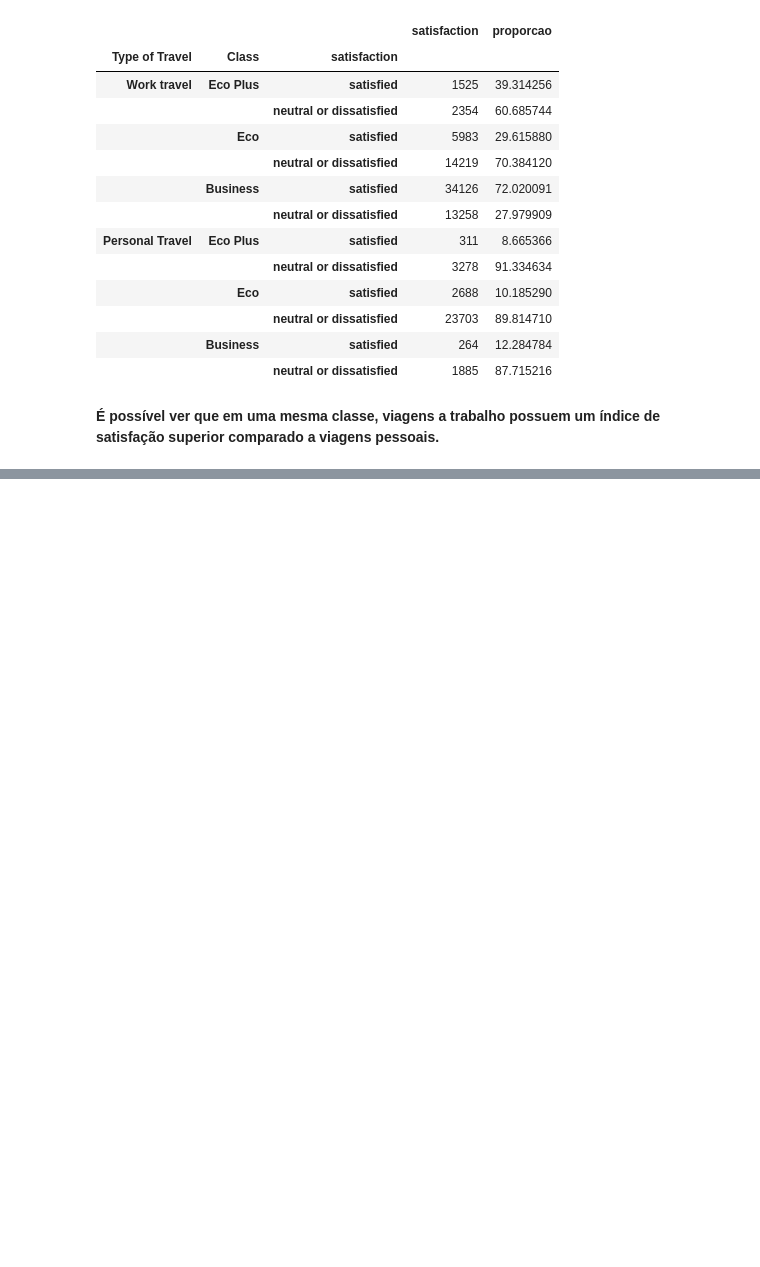
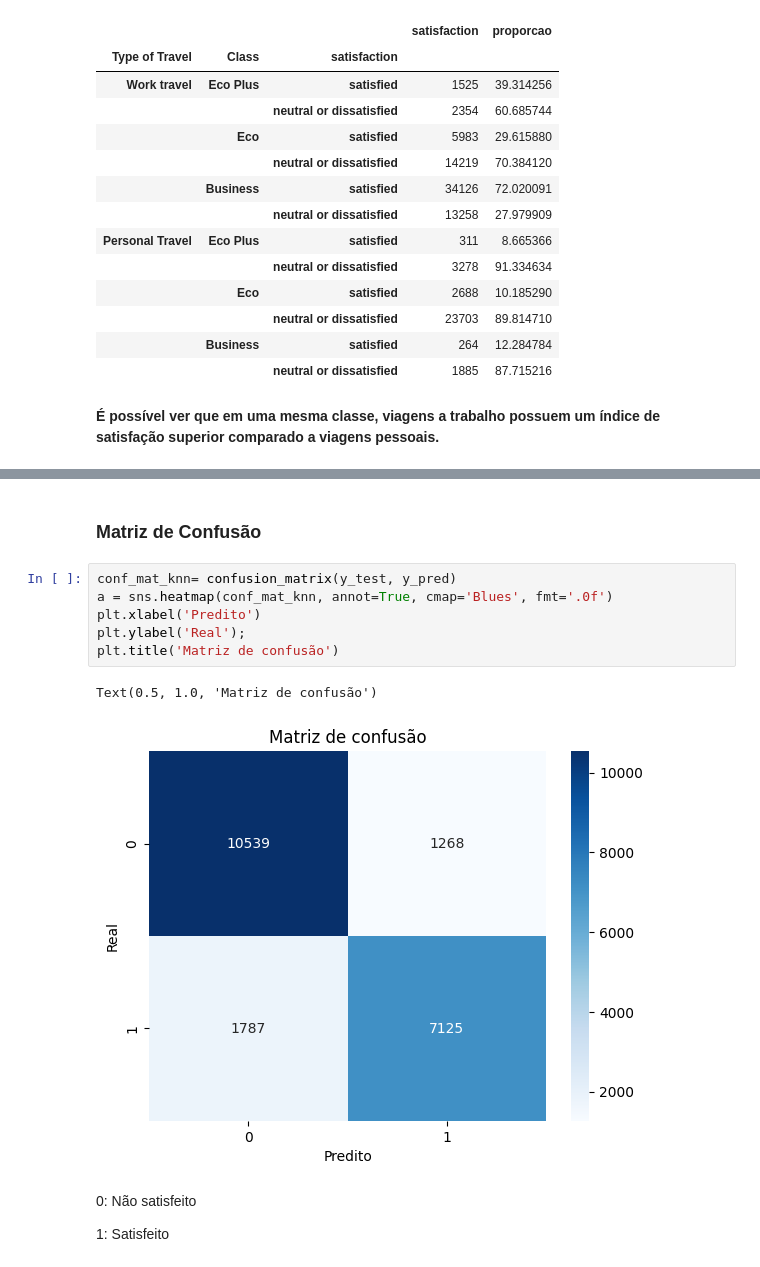
Before and after one commit to gabrielramos731/Data-science-projects, a Jupyter notebook: Air Line Satisfaction Prediction/Air Line Satisfaction Prediction.ipynb, the cells around one changed output, grey strips where cells are left out. Drawn from its saved outputs; the diff is of its cells as text; blank space fills up the shorter version.

```diff
--- a/Air Line Satisfaction Prediction/Air Line Satisfaction Prediction.ipynb
+++ b/Air Line Satisfaction Prediction/Air Line Satisfaction Prediction.ipynb
@@ -277,0 +395,15 @@ df_grp2
+# %% [markdown]
+### Matriz de Confusão
+# %%
+conf_mat_knn= confusion_matrix(y_test, y_pred)
+a = sns.heatmap(conf_mat_knn, annot=True, cmap='Blues', fmt='.0f')
+plt.xlabel('Predito')
+plt.ylabel('Real');
+plt.title('Matriz de confusão')
+# %% [output]
+Text(0.5, 1.0, 'Matriz de confusão')
+[figure, added]
+# %% [markdown]
+0: Não satisfeito
+
+1: Satisfeito
```
Also changed, not shown: parts of 19 cells of this notebook.
